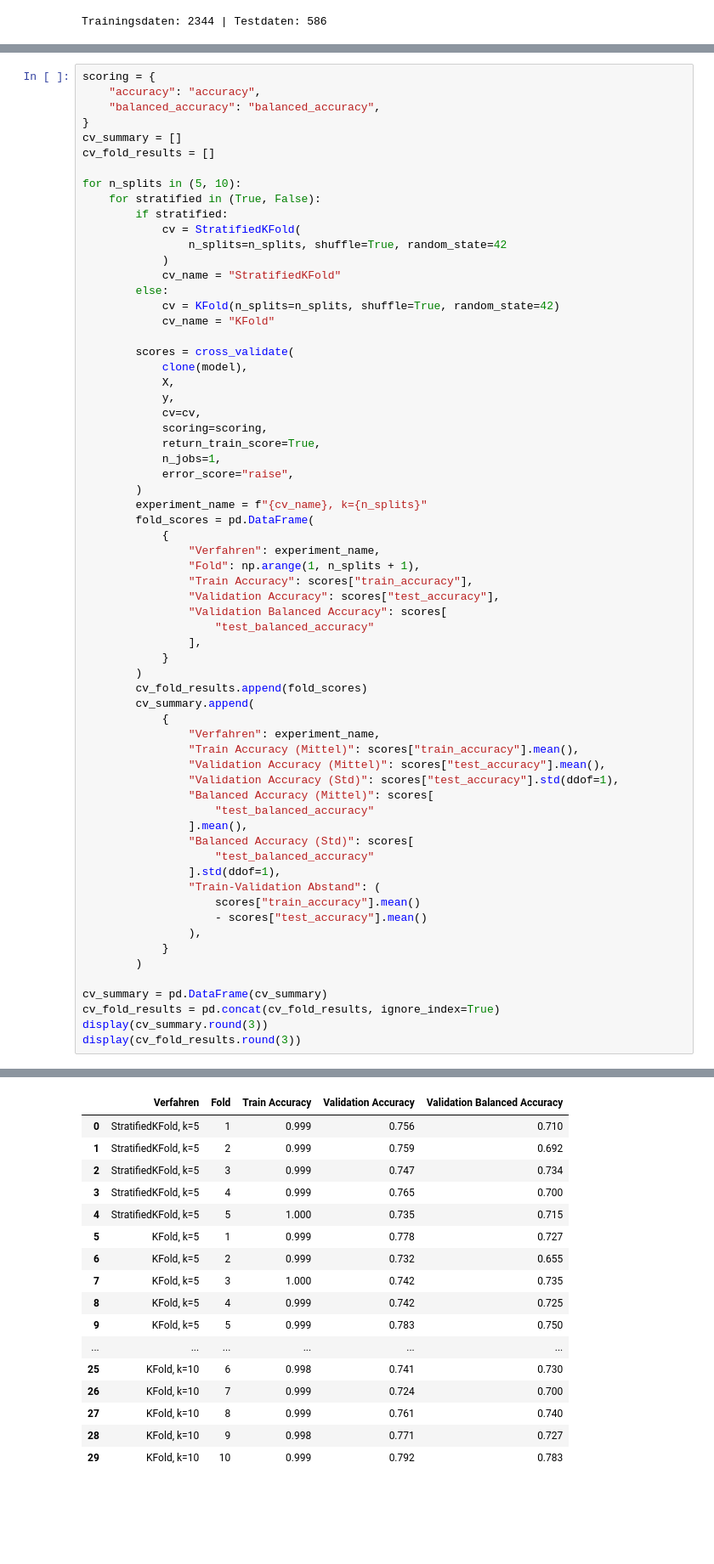
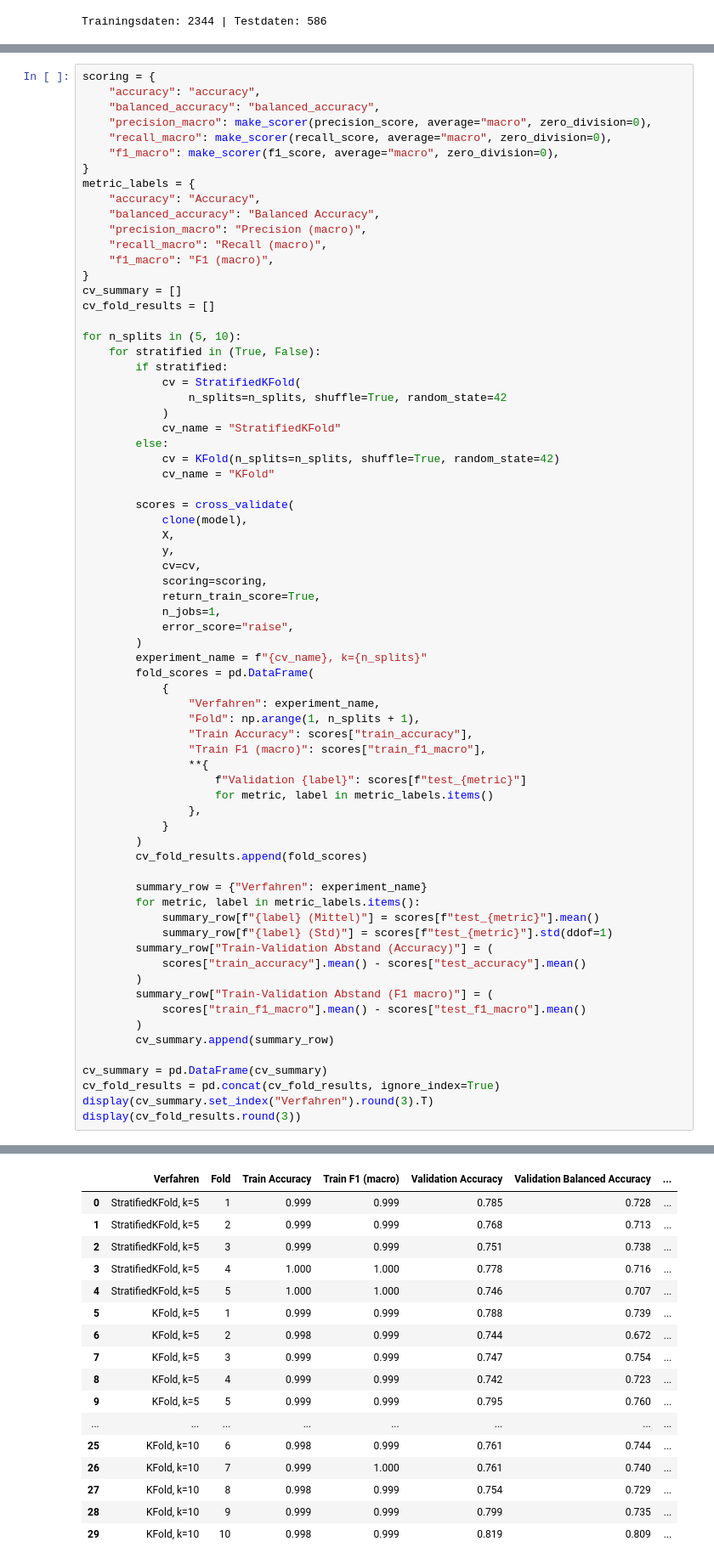
Before and after one commit to ionutelu/LabML, a Jupyter notebook: lab2.ipynb, the cells around one changed output, grey strips where cells are left out. Shown at 85% size. Drawn from its saved outputs; the diff is of its cells as text; blank space fills up the shorter version.

```diff
--- a/lab2.ipynb
+++ b/lab2.ipynb
@@ -291,6 +396,16 @@ display(holdout_results.round(3))
 scoring = {
     "accuracy": "accuracy",
     "balanced_accuracy": "balanced_accuracy",
+    "precision_macro": make_scorer(precision_score, average="macro", zero_division=0),
+    "recall_macro": make_scorer(recall_score, average="macro", zero_division=0),
+    "f1_macro": make_scorer(f1_score, average="macro", zero_division=0),
+}
+metric_labels = {
+    "accuracy": "Accuracy",
+    "balanced_accuracy": "Balanced Accuracy",
+    "precision_macro": "Precision (macro)",
+    "recall_macro": "Recall (macro)",
+    "f1_macro": "F1 (macro)",
 }
 cv_summary = []
 cv_fold_results = []
@@ -322,34 +437,29 @@ for n_splits in (5, 10):
                 "Verfahren": experiment_name,
                 "Fold": np.arange(1, n_splits + 1),
                 "Train Accuracy": scores["train_accuracy"],
-                "Validation Accuracy": scores["test_accuracy"],
-                "Validation Balanced Accuracy": scores[
-                    "test_balanced_accuracy"
-                ],
+                "Train F1 (macro)": scores["train_f1_macro"],
+                **{
+                    f"Validation {label}": scores[f"test_{metric}"]
+                    for metric, label in metric_labels.items()
+                },
             }
         )
         cv_fold_results.append(fold_scores)
-        cv_summary.append(
-            {
-                "Verfahren": experiment_name,
-                "Train Accuracy (Mittel)": scores["train_accuracy"].mean(),
-                "Validation Accuracy (Mittel)": scores["test_accuracy"].mean(),
-                "Validation Accuracy (Std)": scores["test_accuracy"].std(ddof=1),
-                "Balanced Accuracy (Mittel)": scores[
-                    "test_balanced_accuracy"
-                ].mean(),
-                "Balanced Accuracy (Std)": scores[
-                    "test_balanced_accuracy"
-                ].std(ddof=1),
-                "Train-Validation Abstand": (
-                    scores["train_accuracy"].mean()
-                    - scores["test_accuracy"].mean()
-                ),
-            }
+
+        summary_row = {"Verfahren": experiment_name}
+        for metric, label in metric_labels.items():
+            summary_row[f"{label} (Mittel)"] = scores[f"test_{metric}"].mean()
+            summary_row[f"{label} (Std)"] = scores[f"test_{metric}"].std(ddof=1)
+        summary_row["Train-Validation Abstand (Accuracy)"] = (
+            scores["train_accuracy"].mean() - scores["test_accuracy"].mean()
         )
+        summary_row["Train-Validation Abstand (F1 macro)"] = (
+            scores["train_f1_macro"].mean() - scores["test_f1_macro"].mean()
+        )
+        cv_summary.append(summary_row)
 
 cv_summary = pd.DataFrame(cv_summary)
 cv_fold_results = pd.concat(cv_fold_results, ignore_index=True)
-display(cv_summary.round(3))
+display(cv_summary.set_index("Verfahren").round(3).T)
 display(cv_fold_results.round(3))
 # %% [output]
@@ -361,20 +479,20 @@ display(cv_fold_results.round(3))
-|  | Verfahren | Fold | Train Accuracy | Validation Accuracy | Validation Balanced Accuracy |
-| 0 | StratifiedKFold, k=5 | 1 | 0.999 | 0.756 | 0.710 |
-| 1 | StratifiedKFold, k=5 | 2 | 0.999 | 0.759 | 0.692 |
-| 2 | StratifiedKFold, k=5 | 3 | 0.999 | 0.747 | 0.734 |
-| 3 | StratifiedKFold, k=5 | 4 | 0.999 | 0.765 | 0.700 |
-| 4 | StratifiedKFold, k=5 | 5 | 1.000 | 0.735 | 0.715 |
-| 5 | KFold, k=5 | 1 | 0.999 | 0.778 | 0.727 |
-| 6 | KFold, k=5 | 2 | 0.999 | 0.732 | 0.655 |
-| 7 | KFold, k=5 | 3 | 1.000 | 0.742 | 0.735 |
-| 8 | KFold, k=5 | 4 | 0.999 | 0.742 | 0.725 |
-| 9 | KFold, k=5 | 5 | 0.999 | 0.783 | 0.750 |
-| ... | ... | ... | ... | ... | ... |
-| 25 | KFold, k=10 | 6 | 0.998 | 0.741 | 0.730 |
-| 26 | KFold, k=10 | 7 | 0.999 | 0.724 | 0.700 |
-| 27 | KFold, k=10 | 8 | 0.999 | 0.761 | 0.740 |
-| 28 | KFold, k=10 | 9 | 0.998 | 0.771 | 0.727 |
-| 29 | KFold, k=10 | 10 | 0.999 | 0.792 | 0.783 |
+|  | Verfahren | Fold | Train Accuracy | Train F1 (macro) | Validation Accuracy | Validation Balanced Accuracy | ... |
+| 0 | StratifiedKFold, k=5 | 1 | 0.999 | 0.999 | 0.785 | 0.728 | ... |
+| 1 | StratifiedKFold, k=5 | 2 | 0.999 | 0.999 | 0.768 | 0.713 | ... |
+| 2 | StratifiedKFold, k=5 | 3 | 0.999 | 0.999 | 0.751 | 0.738 | ... |
+| 3 | StratifiedKFold, k=5 | 4 | 1.000 | 1.000 | 0.778 | 0.716 | ... |
+| 4 | StratifiedKFold, k=5 | 5 | 1.000 | 1.000 | 0.746 | 0.707 | ... |
+| 5 | KFold, k=5 | 1 | 0.999 | 0.999 | 0.788 | 0.739 | ... |
+| 6 | KFold, k=5 | 2 | 0.998 | 0.999 | 0.744 | 0.672 | ... |
+| 7 | KFold, k=5 | 3 | 0.999 | 0.999 | 0.747 | 0.754 | ... |
+| 8 | KFold, k=5 | 4 | 0.999 | 0.999 | 0.742 | 0.723 | ... |
+| 9 | KFold, k=5 | 5 | 0.999 | 0.999 | 0.795 | 0.760 | ... |
+| ... | ... | ... | ... | ... | ... | ... | ... |
+| 25 | KFold, k=10 | 6 | 0.998 | 0.999 | 0.761 | 0.744 | ... |
+| 26 | KFold, k=10 | 7 | 0.999 | 1.000 | 0.761 | 0.740 | ... |
+| 27 | KFold, k=10 | 8 | 0.998 | 0.999 | 0.754 | 0.729 | ... |
+| 28 | KFold, k=10 | 9 | 0.999 | 0.999 | 0.799 | 0.735 | ... |
+| 29 | KFold, k=10 | 10 | 0.998 | 0.999 | 0.819 | 0.809 | ... |
 # %%
 matrix = confusion_matrix(y_test, y_pred, labels=list(range(len(class_names))))
 plt.figure(figsize=(10, 7))
```
Also changed, not shown: parts of 31 cells of this notebook, 2 other files.
